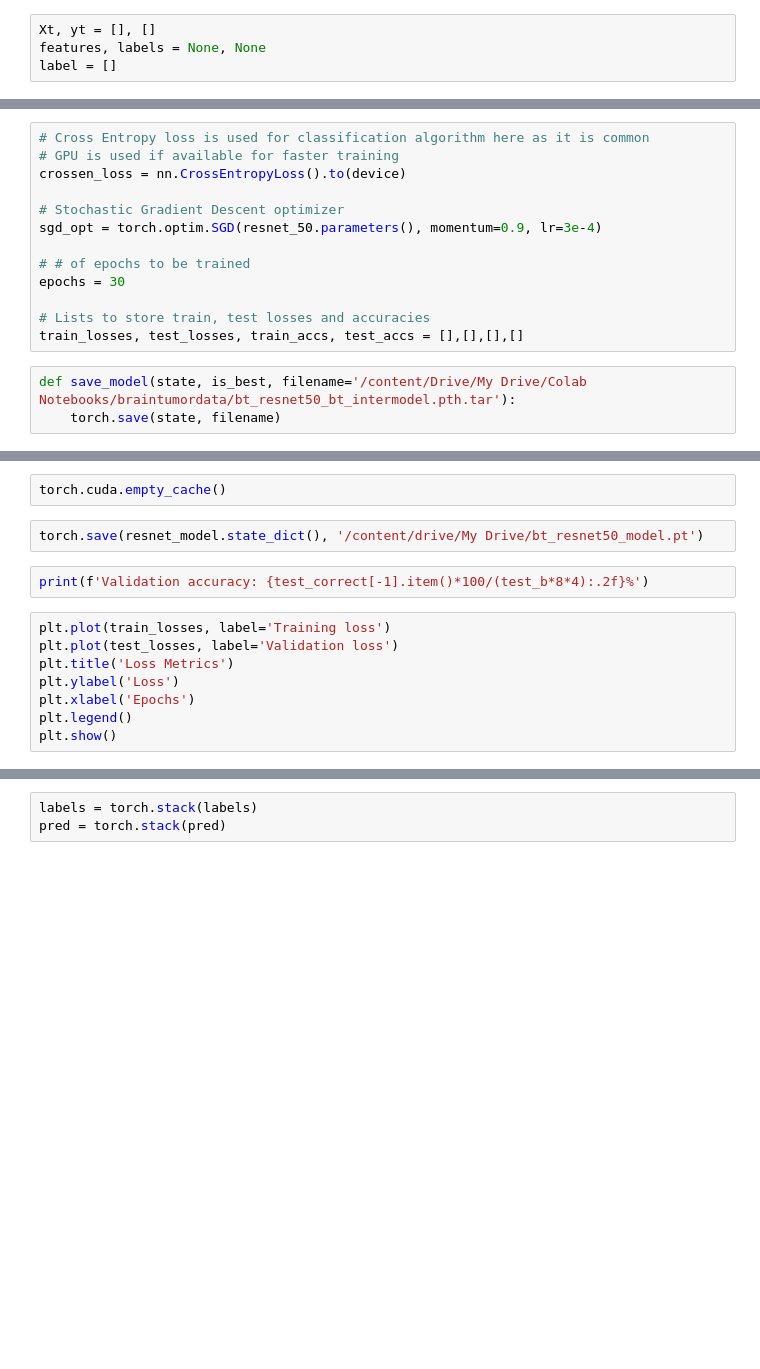
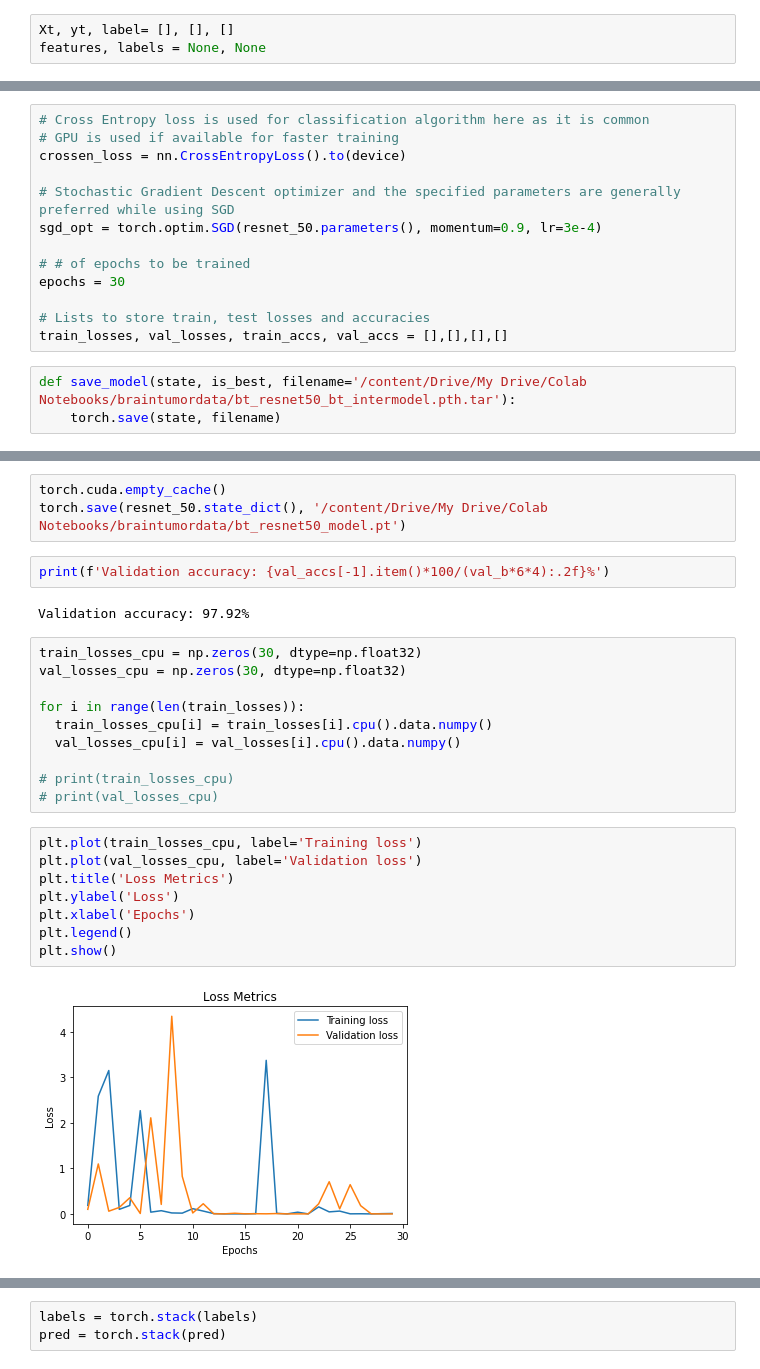
Before and after one commit to mkpvasu/Brain-Tumor-Classification, a Jupyter notebook: BT_Model.ipynb, the cells around one changed output, grey strips where cells are left out. Cells and saved outputs as stored; diff of their text form; blank space fills up the shorter version.

```diff
--- a/BT_Model.ipynb
+++ b/BT_Model.ipynb
@@ -147,9 +124,8 @@ class BrainTumorDataset(Dataset):
 # %%
 train_data = pickle.load(open('/content/Drive/My Drive/Colab Notebooks/braintumordata/train_data.pickle', 'rb'))
 # %%
-Xt, yt = [], []
+Xt, yt, label= [], [], []
 features, labels = None, None
-label = []
 # %%
 for features,labels in train_data:
   Xt.append(features)
@@ -325,14 +225,14 @@ resnet_50.to(device)
 # GPU is used if available for faster training
 crossen_loss = nn.CrossEntropyLoss().to(device)
 
-# Stochastic Gradient Descent optimizer
+# Stochastic Gradient Descent optimizer and the specified parameters are generally preferred while using SGD
 sgd_opt = torch.optim.SGD(resnet_50.parameters(), momentum=0.9, lr=3e-4)
 
 # # of epochs to be trained
 epochs = 30
 
 # Lists to store train, test losses and accuracies
-train_losses, test_losses, train_accs, test_accs = [],[],[],[]
+train_losses, val_losses, train_accs, val_accs = [],[],[],[]
 # %%
 def save_model(state, is_best, filename='/content/Drive/My Drive/Colab Notebooks/braintumordata/bt_resnet50_bt_intermodel.pth.tar'):
     torch.save(state, filename)
@@ -440,14 +358,27 @@ print("GPU memory cached : {} kb".format(torch.cuda.memory_cached()))
-# %%
-torch.cuda.empty_cache()
 # %%
-torch.save(resnet_model.state_dict(), '/content/drive/My Drive/bt_resnet50_model.pt')
+torch.cuda.empty_cache()
+torch.save(resnet_50.state_dict(), '/content/Drive/My Drive/Colab Notebooks/braintumordata/bt_resnet50_model.pt')
 # %%
-print(f'Validation accuracy: {test_correct[-1].item()*100/(test_b*8*4):.2f}%')
+print(f'Validation accuracy: {val_accs[-1].item()*100/(val_b*6*4):.2f}%')
+# %% [output]
+Validation accuracy: 97.92%
+# %%
+train_losses_cpu = np.zeros(30, dtype=np.float32)
+val_losses_cpu = np.zeros(30, dtype=np.float32)
+
+for i in range(len(train_losses)):
+  train_losses_cpu[i] = train_losses[i].cpu().data.numpy()
+  val_losses_cpu[i] = val_losses[i].cpu().data.numpy()
+
+# print(train_losses_cpu)
+# print(val_losses_cpu)
 # %%
-plt.plot(train_losses, label='Training loss')
-plt.plot(test_losses, label='Validation loss')
+plt.plot(train_losses_cpu, label='Training loss')
+plt.plot(val_losses_cpu, label='Validation loss')
 plt.title('Loss Metrics')
 plt.ylabel('Loss')
 plt.xlabel('Epochs')
 plt.legend()
 plt.show()
+# %% [output]
+[figure, added]
```
Also changed, not shown: parts of 21 cells of this notebook.
